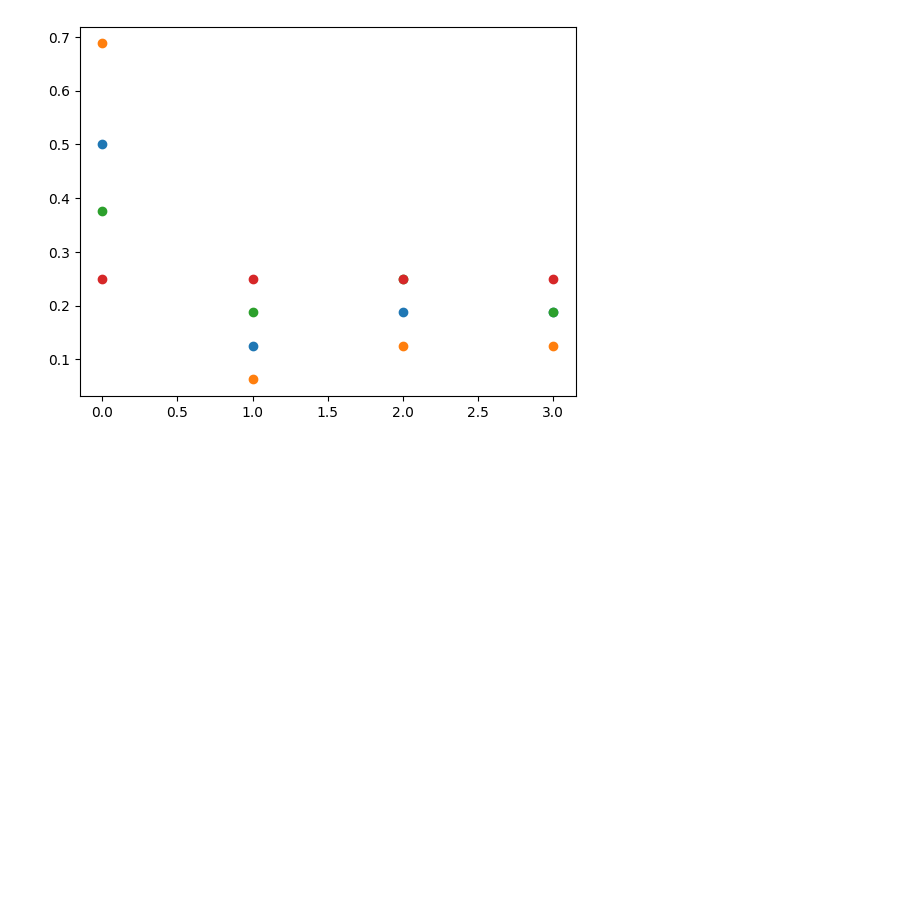
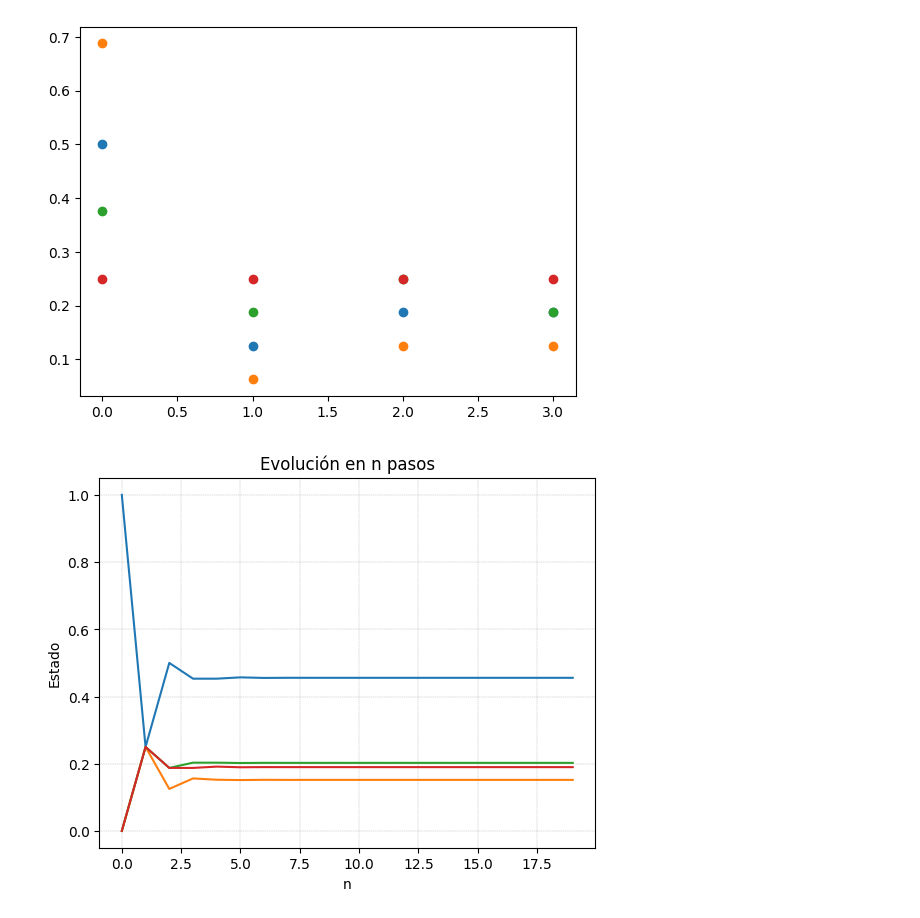
Before and after one commit to leticiaram/Modelos_Estocasticos_2023, a Jupyter notebook: Codigo_2.ipynb, the cells around one changed output. Drawn from its saved outputs; the diff is of its cells as text; code cells hidden in the pictures; blank space fills up the shorter version.

```diff
--- a/Codigo_2.ipynb
+++ b/Codigo_2.ipynb
@@ -150,14 +150,10 @@ def potencia_matriz(matrix, power):
 # %%
 def grafica_trayectoria(sim):
   plt.plot(sim)
-  a = min(sim)
-  b = max(sim)
-  rango = b-a
-  plt.yticks(np.arange(a-round(0.1*rango), b+round(0.1*rango),round(0.1*rango)))
   plt.grid(linestyle = '--', linewidth = 0.3)
-  plt.xlabel('N')
-  plt.ylabel('Posicion')
-  plt.title('Caminata Aleatoria');
+  plt.xlabel('n')
+  plt.ylabel('Estado')
+  plt.title('Evolución en n pasos');
 # %% [markdown]
 ### Ejemplos
 # %% [markdown]
@@ -194,3 +190,13 @@ plt.plot(potencia_matriz(matrix = P, power = 2).transpose(),'o', alpha=1)
 plt.show()
 # %% [output]
 [figure]
+# %%
+estado_ini=[1,0,0,0]
+n=20
+evolucion=np.zeros([4,n])
+for i in range(n):
+  evolucion[:,i] = np.dot(estado_ini, potencia_matriz(matrix = P, power = i))
+
+grafica_trayectoria(evolucion.transpose())
+# %% [output]
+[figure, added]
```
Also changed, not shown: parts of 15 cells of this notebook.
